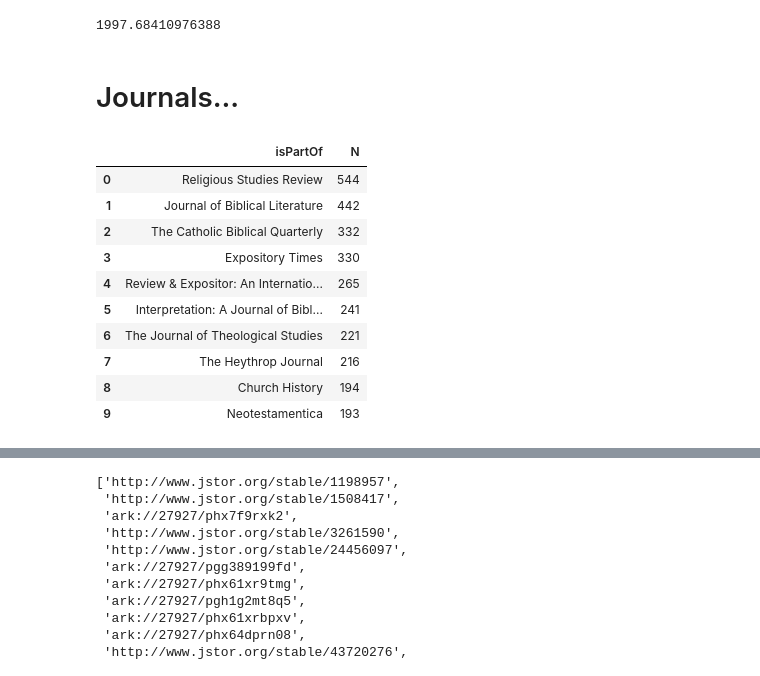
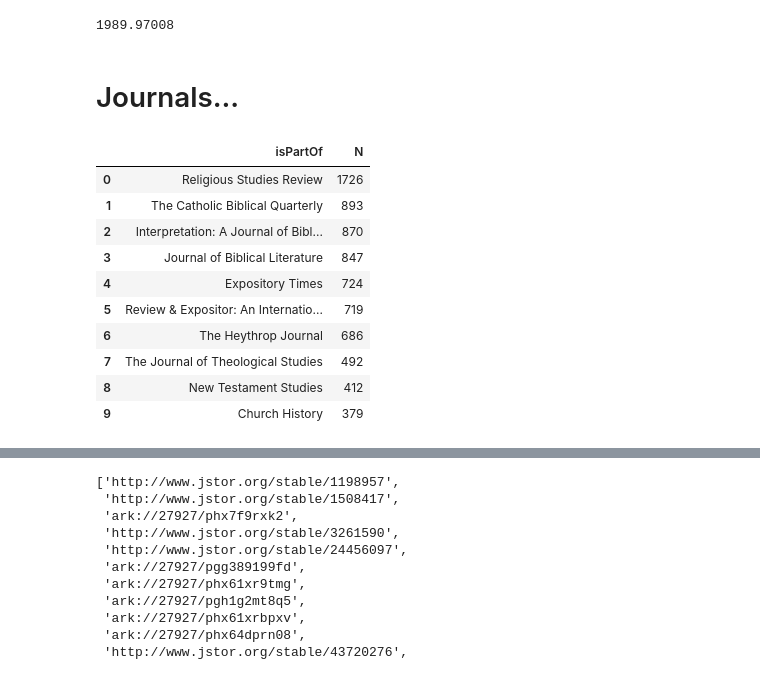
Before and after one commit to kasev/mops, a Jupyter notebook: scripts/2_jstor-metadata-explorations.ipynb, the cells around one changed output, grey strips where cells are left out. Saved outputs shown, nothing was run; the diff lists cells and outputs as text; code cells hidden in the pictures.

```diff
--- a/scripts/2_jstor-metadata-explorations.ipynb
+++ b/scripts/2_jstor-metadata-explorations.ipynb
@@ -12 +10,3 @@ jstor_df = pd.read_feather("../data/large_files/jstor_df_v1.feather")
+# %%
+metadata_df = pd.read_json("../data/metadata_df.json")
 # %%
@@ -64,24 +55,24 @@ jstor_df[jstor_df["doi"].notnull()].head(10)
 # %%
-jstor_df["publicationYear"].mean()
+metadata_df["publicationYear"].mean()
 # %% [output]
-1997.68410976388
+1989.97008
 # %% [markdown]
 # Journals...
 # %%
-journals_df = jstor_df.groupby("isPartOf").size().sort_values(ascending=False)
+journals_df = metadata_df.groupby("isPartOf").size().sort_values(ascending=False)
 journals_df = journals_df.reset_index()
 journals_df.rename(columns={0: "N"}, inplace=True)
 journals_df.head(10)
 # %% [output]
 |  | isPartOf | N |
-| 0 | Religious Studies Review | 544 |
-| 1 | Journal of Biblical Literature | 442 |
-| 2 | The Catholic Biblical Quarterly | 332 |
-| 3 | Expository Times | 330 |
-| 4 | Review & Expositor: An Internatio... | 265 |
-| 5 | Interpretation: A Journal of Bibl... | 241 |
-| 6 | The Journal of Theological Studies | 221 |
-| 7 | The Heythrop Journal | 216 |
-| 8 | Church History | 194 |
-| 9 | Neotestamentica | 193 |
+| 0 | Religious Studies Review | 1726 |
+| 1 | The Catholic Biblical Quarterly | 893 |
+| 2 | Interpretation: A Journal of Bibl... | 870 |
+| 3 | Journal of Biblical Literature | 847 |
+| 4 | Expository Times | 724 |
+| 5 | Review & Expositor: An Internatio... | 719 |
+| 6 | The Heythrop Journal | 686 |
+| 7 | The Journal of Theological Studies | 492 |
+| 8 | New Testament Studies | 412 |
+| 9 | Church History | 379 |
 # %%
```
Also changed, not shown: parts of 17 cells of this notebook, 28 other files.
